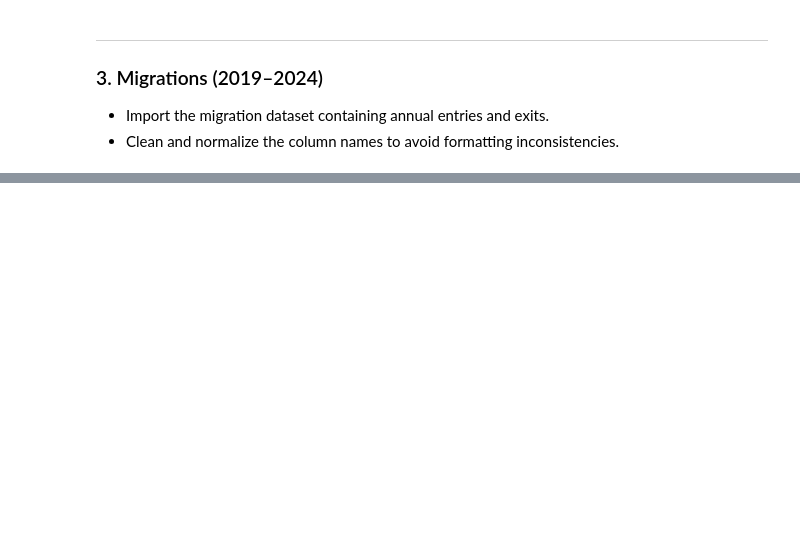
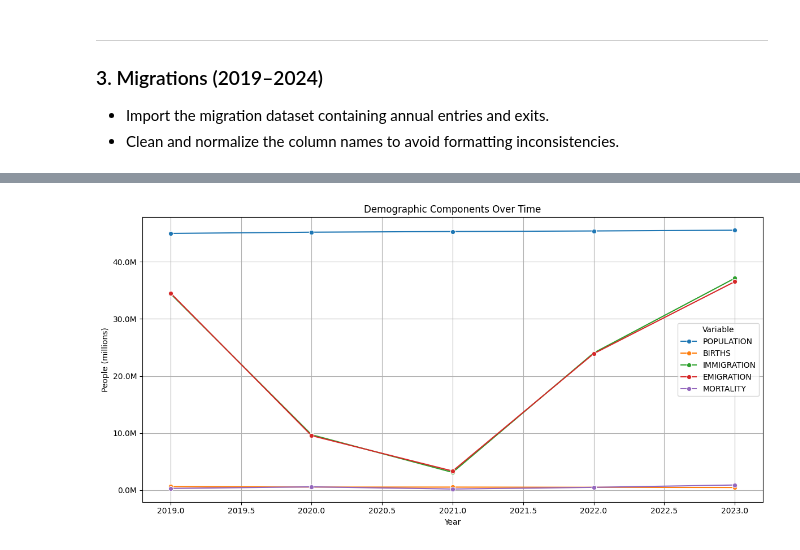
Before and after one commit to matias258/Mortalidad_Arg, a Jupyter notebook: calculo_mortalidad/mortality_calculation.ipynb, the cells around one changed output, grey strips where cells are left out. Cells and saved outputs as stored; diff of their text form; code cells hidden in the pictures; blank space fills up the shorter version.

```diff
--- a/calculo_mortalidad/mortality_calculation.ipynb
+++ b/calculo_mortalidad/mortality_calculation.ipynb
@@ -156,0 +162,4 @@ migrations.head()
+# %%
+dataframes = [population, migrations, births]
+df = reduce(lambda left, right: pd.merge(left, right, on ='YEAR', how = 'inner'), dataframes)
+df
@@ -156,0 +173,8 @@ migrations.head()
+# %%
+cols_to_fix = ['IMMIGRATION', 'EMIGRATION']
+
+for col in cols_to_fix:
+    cleaned = df[col].astype(str).str.replace(".", "", regex=False)
+    df[col] = pd.to_numeric(cleaned, errors='coerce').astype(int)
+
+df
@@ -156,0 +191,11 @@ migrations.head()
+# %%
+
+pop_series = population.set_index('YEAR')['POPULATION']
+
+df['POP_t1'] = df['YEAR'].map(lambda y: pop_series.get(y + 1, np.nan))
+df['MORTALITY'] = df['POPULATION'] + df['BIRTHS'] + (df['IMMIGRATION'] - df['EMIGRATION']) - df['POP_t1']
+
+df['MORTALITY'] = df['MORTALITY'].astype('Int64')
+
+df = df[['YEAR', 'POPULATION', 'BIRTHS', 'IMMIGRATION', 'EMIGRATION', 'MORTALITY']]
+df
@@ -156,0 +232,20 @@ migrations.head()
+# %%
+df_long = df.melt(id_vars='YEAR', var_name='Variable', value_name='Value')
+
+
+def millions(x, pos):
+    return f'{x/1_000_000:.1f}M'
+
+plt.figure(figsize=(12, 6))
+sns.lineplot(data=df_long, x='YEAR', y='Value', hue='Variable', marker='o')
+
+plt.gca().yaxis.set_major_formatter(FuncFormatter(millions))
+
+plt.title("Demographic Components Over Time")
+plt.xlabel("Year")
+plt.ylabel("People (millions)")
+plt.grid(True)
+plt.tight_layout()
+plt.show()
+# %% [output]
+[figure, added]
```
Also changed, not shown: parts of 17 cells of this notebook, 3 other files.
